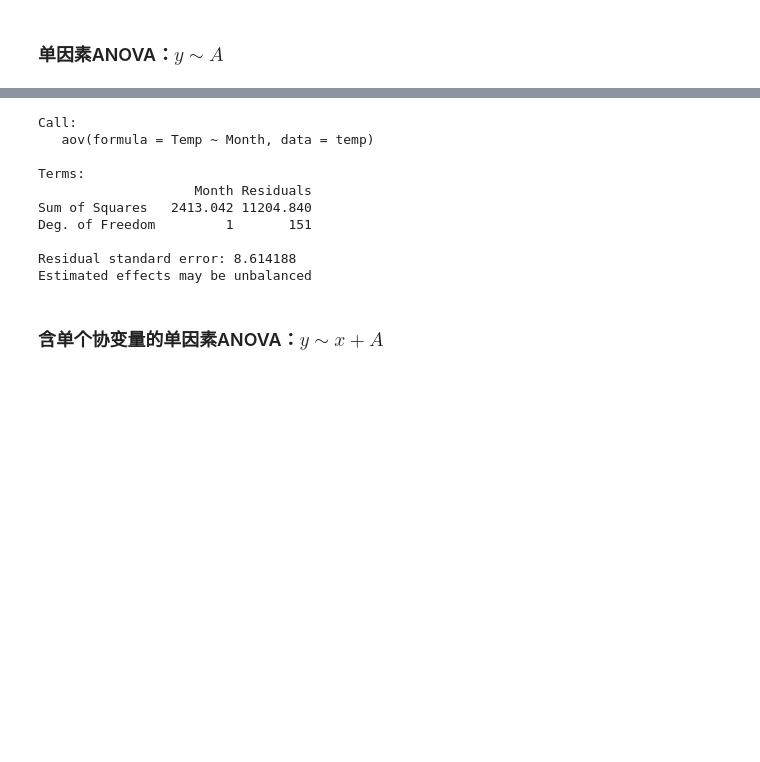
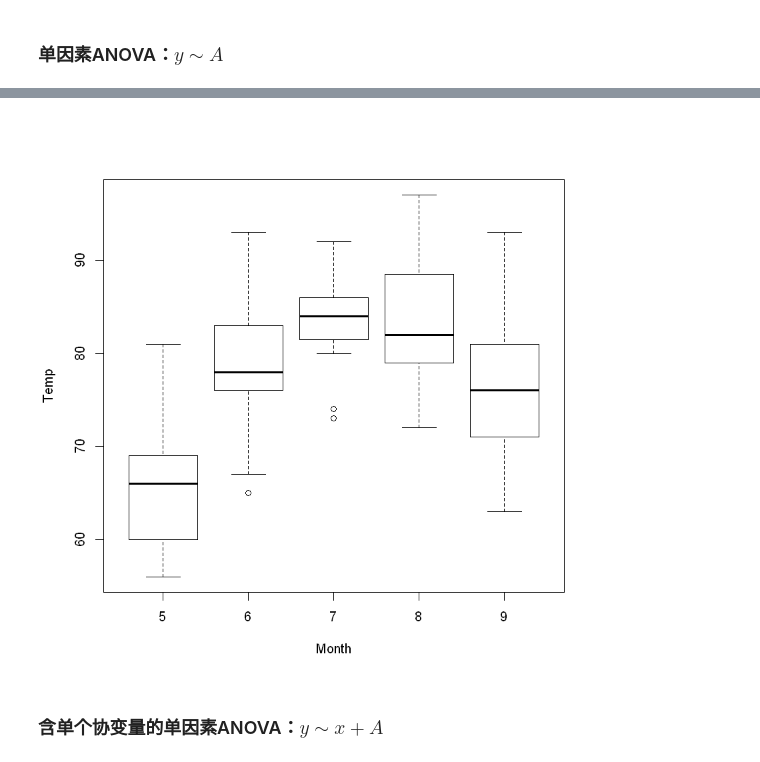
Before and after one commit to Sanningw/ML-and-DL, a Jupyter notebook: math/Statistics/R/stats.ipynb, the cells around one changed output, grey strips where cells are left out. Cells and saved outputs as stored; diff of their text form; code cells hidden in the pictures; blank space fills up the shorter version.

```diff
--- a/math/Statistics/R/stats.ipynb
+++ b/math/Statistics/R/stats.ipynb
@@ -353,16 +353,7 @@ ERROR: Error in temp$paste("Month", as.character(i), sep = "_") = subset(temp, :
 # %%
-aov(Temp ~ Month,data = temp)
+plot(Temp ~ Month)
 # %% [output]
-Call:
-   aov(formula = Temp ~ Month, data = temp)
-
-Terms:
-                    Month Residuals
-Sum of Squares   2413.042 11204.840
-Deg. of Freedom         1       151
-
-Residual standard error: 8.614188
-Estimated effects may be unbalanced
+[figure, added]
 # %% [markdown]
 ### 含单个协变量的单因素ANOVA：$y\sim x+A$
 # %% [markdown]
```
Also changed, not shown: parts of 8 cells of this notebook.
